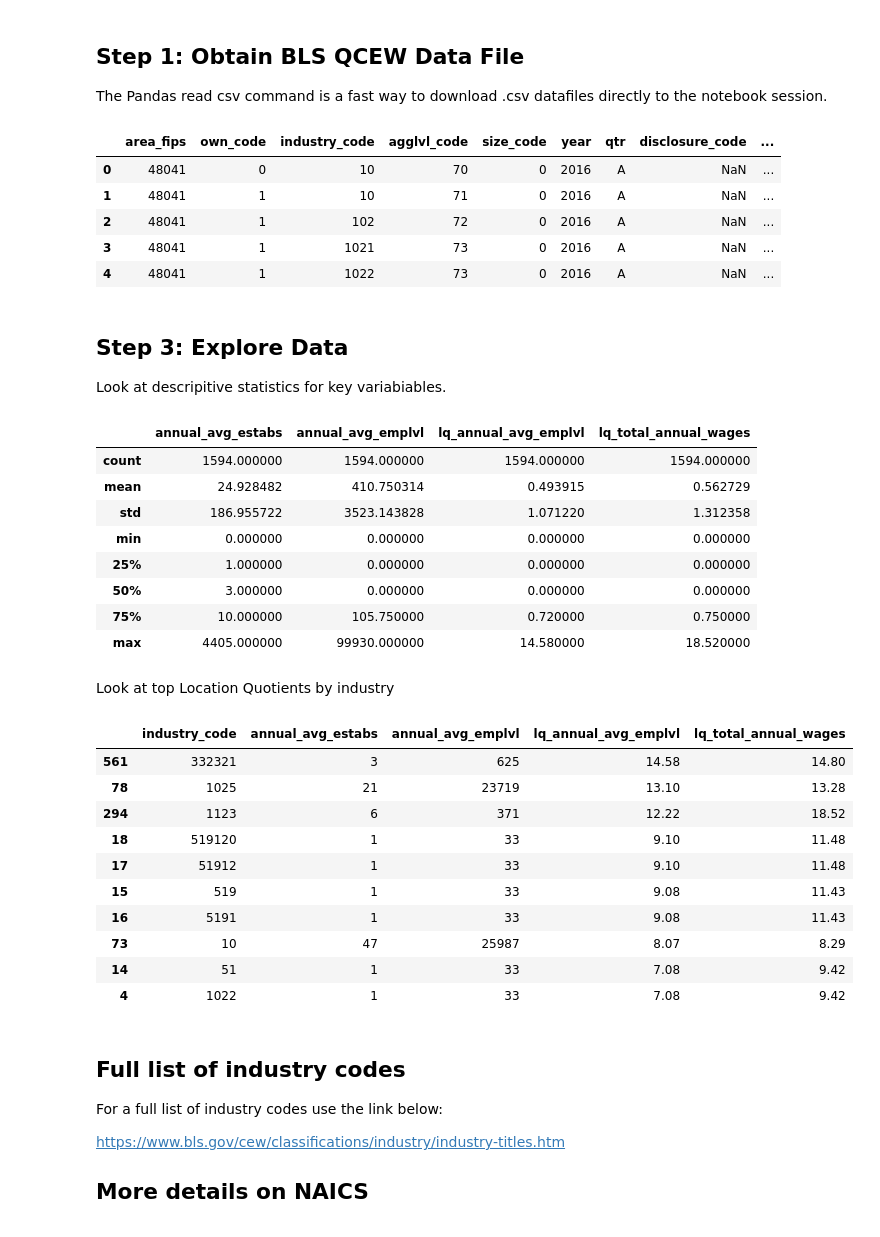
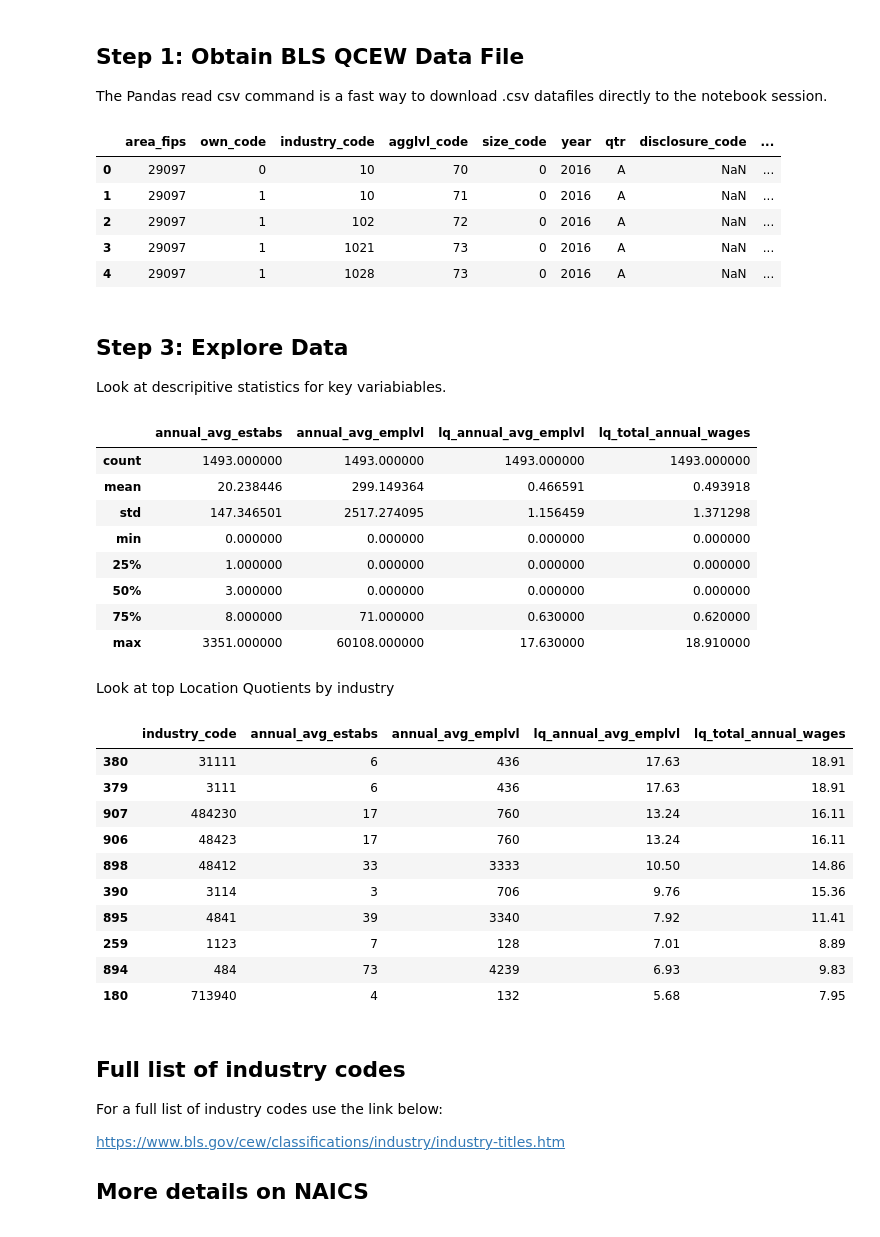
Before and after one commit to npr99/PlanningMethods, a Jupyter notebook: Location_Quotient_Using_BLS_QCEW.ipynb, the cells around one changed output. Cells and saved outputs as stored; diff of their text form; code cells hidden in the pictures.

```diff
--- a/Location_Quotient_Using_BLS_QCEW.ipynb
+++ b/Location_Quotient_Using_BLS_QCEW.ipynb
@@ -47,15 +47,15 @@ The Pandas read csv command is a fast way to download .csv datafiles directly to
 # %%
 import pandas as pd # For reading, writing and wrangling data
 
-blsqcew = pd.read_csv('http://data.bls.gov/cew/data/api/2016/a/area/48041.csv')
+blsqcew = pd.read_csv('http://data.bls.gov/cew/data/api/2016/a/area/29097.csv')
 blsqcew.head()
 # %% [output]
 |  | area_fips | own_code | industry_code | agglvl_code | size_code | year | qtr | disclosure_code | ... |
-| 0 | 48041 | 0 | 10 | 70 | 0 | 2016 | A | NaN | ... |
-| 1 | 48041 | 1 | 10 | 71 | 0 | 2016 | A | NaN | ... |
-| 2 | 48041 | 1 | 102 | 72 | 0 | 2016 | A | NaN | ... |
-| 3 | 48041 | 1 | 1021 | 73 | 0 | 2016 | A | NaN | ... |
-| 4 | 48041 | 1 | 1022 | 73 | 0 | 2016 | A | NaN | ... |
+| 0 | 29097 | 0 | 10 | 70 | 0 | 2016 | A | NaN | ... |
+| 1 | 29097 | 1 | 10 | 71 | 0 | 2016 | A | NaN | ... |
+| 2 | 29097 | 1 | 102 | 72 | 0 | 2016 | A | NaN | ... |
+| 3 | 29097 | 1 | 1021 | 73 | 0 | 2016 | A | NaN | ... |
+| 4 | 29097 | 1 | 1028 | 73 | 0 | 2016 | A | NaN | ... |
 # %% [markdown]
 ## Step 3: Explore Data
 Look at descripitive statistics for key variabiables.
@@ -64,30 +64,30 @@ Look at descripitive statistics for key variabiables.
 blsqcew[['annual_avg_estabs','annual_avg_emplvl','lq_annual_avg_emplvl','lq_total_annual_wages',]].describe()
 # %% [output]
 |  | annual_avg_estabs | annual_avg_emplvl | lq_annual_avg_emplvl | lq_total_annual_wages |
-| count | 1594.000000 | 1594.000000 | 1594.000000 | 1594.000000 |
-| mean | 24.928482 | 410.750314 | 0.493915 | 0.562729 |
-| std | 186.955722 | 3523.143828 | 1.071220 | 1.312358 |
+| count | 1493.000000 | 1493.000000 | 1493.000000 | 1493.000000 |
+| mean | 20.238446 | 299.149364 | 0.466591 | 0.493918 |
+| std | 147.346501 | 2517.274095 | 1.156459 | 1.371298 |
 | min | 0.000000 | 0.000000 | 0.000000 | 0.000000 |
 | 25% | 1.000000 | 0.000000 | 0.000000 | 0.000000 |
 | 50% | 3.000000 | 0.000000 | 0.000000 | 0.000000 |
-| 75% | 10.000000 | 105.750000 | 0.720000 | 0.750000 |
-| max | 4405.000000 | 99930.000000 | 14.580000 | 18.520000 |
+| 75% | 8.000000 | 71.000000 | 0.630000 | 0.620000 |
+| max | 3351.000000 | 60108.000000 | 17.630000 | 18.910000 |
 # %% [markdown]
 Look at top Location Quotients by industry
 # %%
 blsqcew[['industry_code','annual_avg_estabs','annual_avg_emplvl','lq_annual_avg_emplvl','lq_total_annual_wages']].sort_values(by='lq_annual_avg_emplvl', ascending=False).head(10)
 # %% [output]
 |  | industry_code | annual_avg_estabs | annual_avg_emplvl | lq_annual_avg_emplvl | lq_total_annual_wages |
-| 561 | 332321 | 3 | 625 | 14.58 | 14.80 |
-| 78 | 1025 | 21 | 23719 | 13.10 | 13.28 |
-| 294 | 1123 | 6 | 371 | 12.22 | 18.52 |
-| 18 | 519120 | 1 | 33 | 9.10 | 11.48 |
-| 17 | 51912 | 1 | 33 | 9.10 | 11.48 |
-| 15 | 519 | 1 | 33 | 9.08 | 11.43 |
-| 16 | 5191 | 1 | 33 | 9.08 | 11.43 |
-| 73 | 10 | 47 | 25987 | 8.07 | 8.29 |
-| 14 | 51 | 1 | 33 | 7.08 | 9.42 |
-| 4 | 1022 | 1 | 33 | 7.08 | 9.42 |
+| 380 | 31111 | 6 | 436 | 17.63 | 18.91 |
+| 379 | 3111 | 6 | 436 | 17.63 | 18.91 |
+| 907 | 484230 | 17 | 760 | 13.24 | 16.11 |
+| 906 | 48423 | 17 | 760 | 13.24 | 16.11 |
+| 898 | 48412 | 33 | 3333 | 10.50 | 14.86 |
+| 390 | 3114 | 3 | 706 | 9.76 | 15.36 |
+| 895 | 4841 | 39 | 3340 | 7.92 | 11.41 |
+| 259 | 1123 | 7 | 128 | 7.01 | 8.89 |
+| 894 | 484 | 73 | 4239 | 6.93 | 9.83 |
+| 180 | 713940 | 4 | 132 | 5.68 | 7.95 |
 # %% [markdown]
 ## Full list of industry codes
 For a full list of industry codes use the link below:
```
Also changed, not shown: parts of 2 cells of this notebook.
